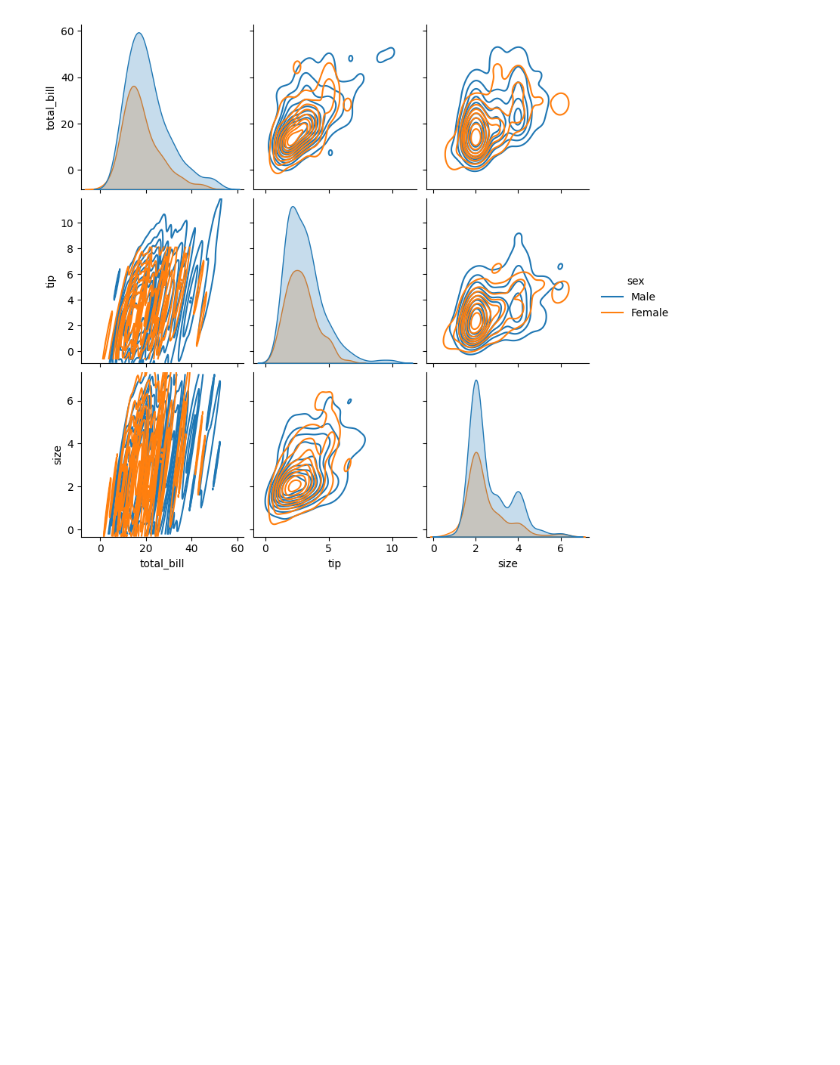
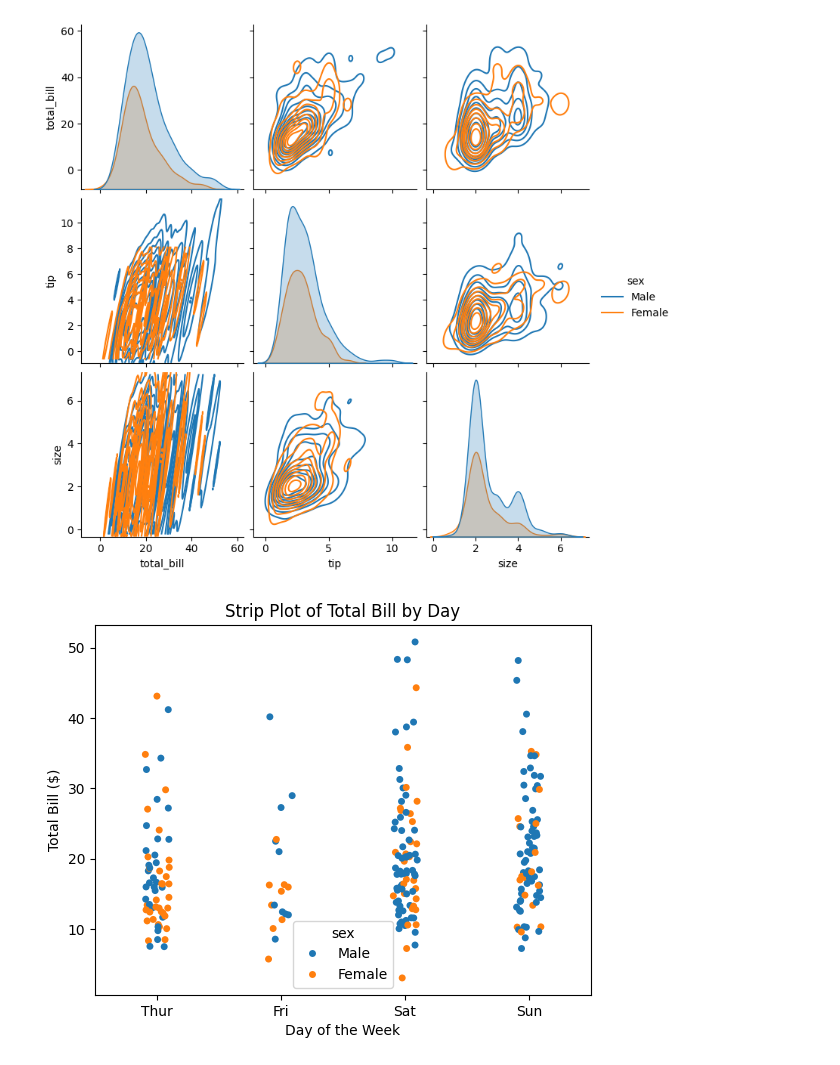
Before and after one commit to ARYANPATEL-BIT/learn-Pandas, a Jupyter notebook: seaborn.ipynb, the cells around one changed output. Saved outputs shown, nothing was run; the diff lists cells and outputs as text; code cells hidden in the pictures; blank space fills up the shorter version.

Commit message:
stripplot

```diff
--- a/seaborn.ipynb
+++ b/seaborn.ipynb
@@ -167,3 +167,11 @@ sns.pairplot(df, hue='sex', kind='kde')
 plt.show()
 # %% [output]
 [figure]
+# %%
+sns.stripplot(data = df, x='day', y='total_bill', hue="sex")
+plt.xlabel('Day of the Week')
+plt.ylabel('Total Bill ($)')
+plt.title("Strip Plot of Total Bill by Day")
+plt.show()
+# %% [output]
+[figure, added]
```
